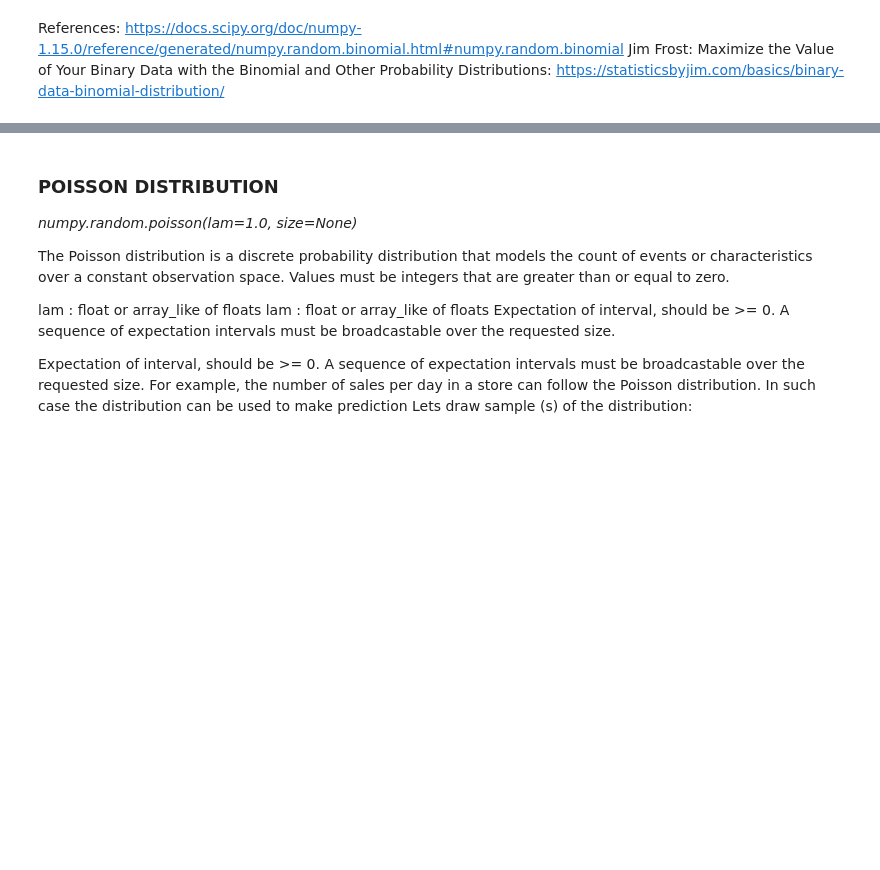
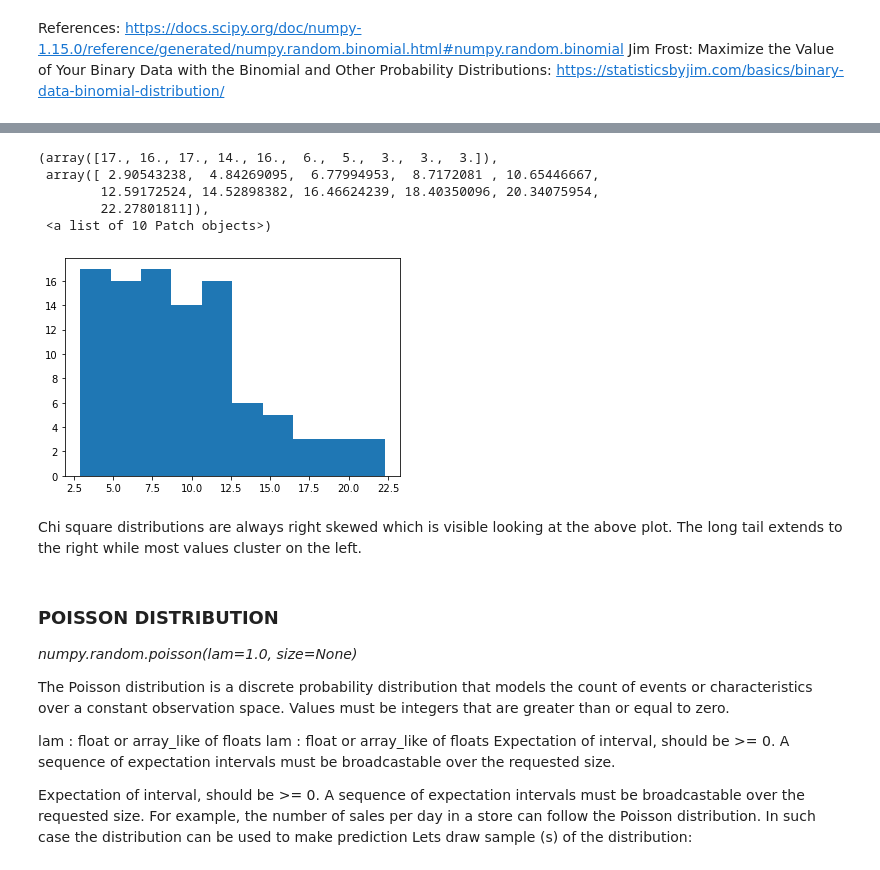
Before and after one commit to KatarzynaConnell/Numpy.random_assignment, a Jupyter notebook: numpy.random.ipynb, the cells around one changed output, grey strips where cells are left out. Drawn from its saved outputs; the diff is of its cells as text; code cells hidden in the pictures; blank space fills up the shorter version.

Commit message:
Chi-square function added

```diff
--- a/numpy.random.ipynb
+++ b/numpy.random.ipynb
@@ -565,0 +558,3 @@ The chi-squared distribution has many uses in statistics, including:
+# %%
+x = np.random.chisquare(10,100)
+x
@@ -566,3 +582,15 @@ The chi-squared distribution has many uses in statistics, including:
+# %%
+plt.hist(x)
+# %% [output]
+(array([17., 16., 17., 14., 16.,  6.,  5.,  3.,  3.,  3.]),
+ array([ 2.90543238,  4.84269095,  6.77994953,  8.7172081 , 10.65446667,
+        12.59172524, 14.52898382, 16.46624239, 18.40350096, 20.34075954,
+        22.27801811]),
+ <a list of 10 Patch objects>)
+[figure, added]
+# %% [markdown]
+Chi square distributions are always right skewed which is visible looking at the above plot.
+The long tail extends to the right while most values cluster on the left.
 # %% [markdown]
 ### POISSON DISTRIBUTION
 *numpy.random.poisson(lam=1.0, size=None)*
```
Also changed, not shown: parts of 8 cells of this notebook.
